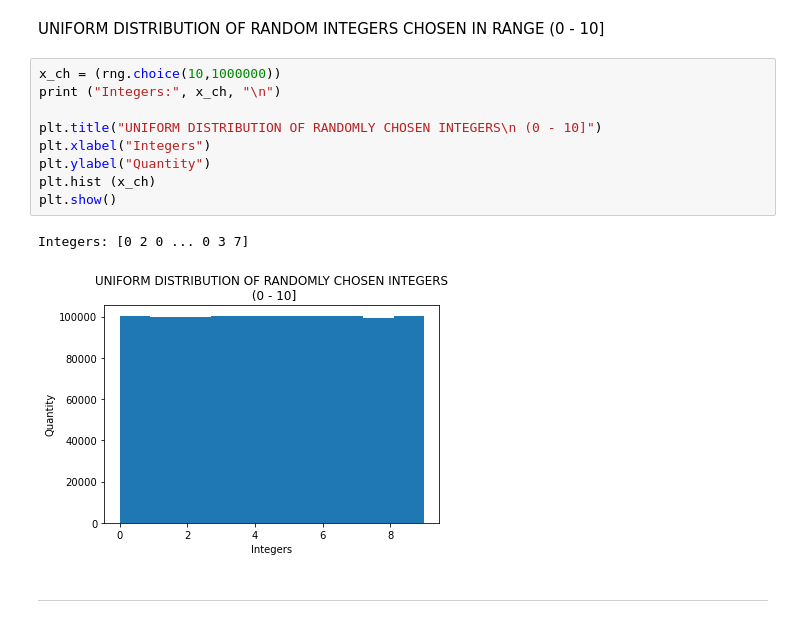
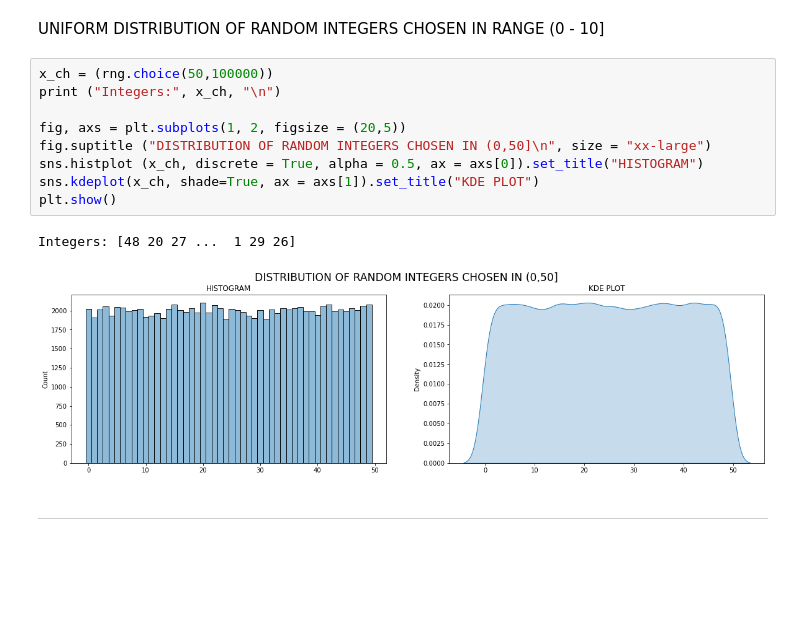
Before and after one commit to AnteDujic/Programming-for-Data-Analysis, a Jupyter notebook: numpy-random.ipynb, the cells around one changed output. Saved outputs shown, nothing was run; the diff lists cells and outputs as text; blank space fills up the shorter version.

Commit message:
Update + visual changes (intoduce seaborn)

```diff
--- a/numpy-random.ipynb
+++ b/numpy-random.ipynb
@@ -327,17 +310,17 @@ EXAMPLES:
 # %% [markdown]
 UNIFORM DISTRIBUTION OF RANDOM INTEGERS CHOSEN IN RANGE (0 - 10]
 # %%
-x_ch = (rng.choice(10,1000000))
+x_ch = (rng.choice(50,100000))
 print ("Integers:", x_ch, "\n")
 
-plt.title("UNIFORM DISTRIBUTION OF RANDOMLY CHOSEN INTEGERS\n (0 - 10]")
-plt.xlabel("Integers")
-plt.ylabel("Quantity")
-plt.hist (x_ch)
+fig, axs = plt.subplots(1, 2, figsize = (20,5))
+fig.suptitle ("DISTRIBUTION OF RANDOM INTEGERS CHOSEN IN (0,50]\n", size = "xx-large")
+sns.histplot (x_ch, discrete = True, alpha = 0.5, ax = axs[0]).set_title("HISTOGRAM")
+sns.kdeplot(x_ch, shade=True, ax = axs[1]).set_title("KDE PLOT")
 plt.show()
 # %% [output]
-Integers: [0 2 0 ... 0 3 7]
+Integers: [48 20 27 ...  1 29 26]
-[figure, old version]
+[figure, new version]
 # %% [markdown]
 ***
 # %% [markdown]
```
Also changed, not shown: parts of 82 cells of this notebook.
